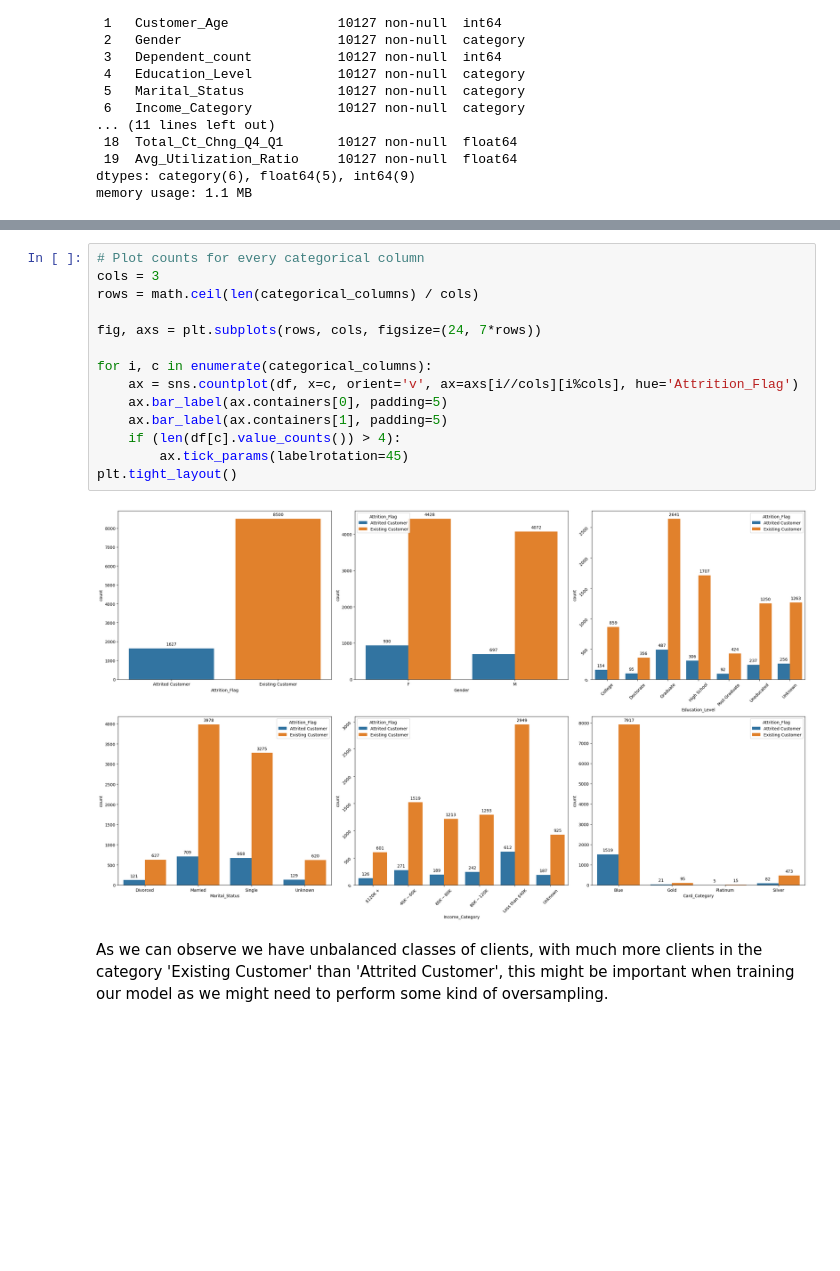
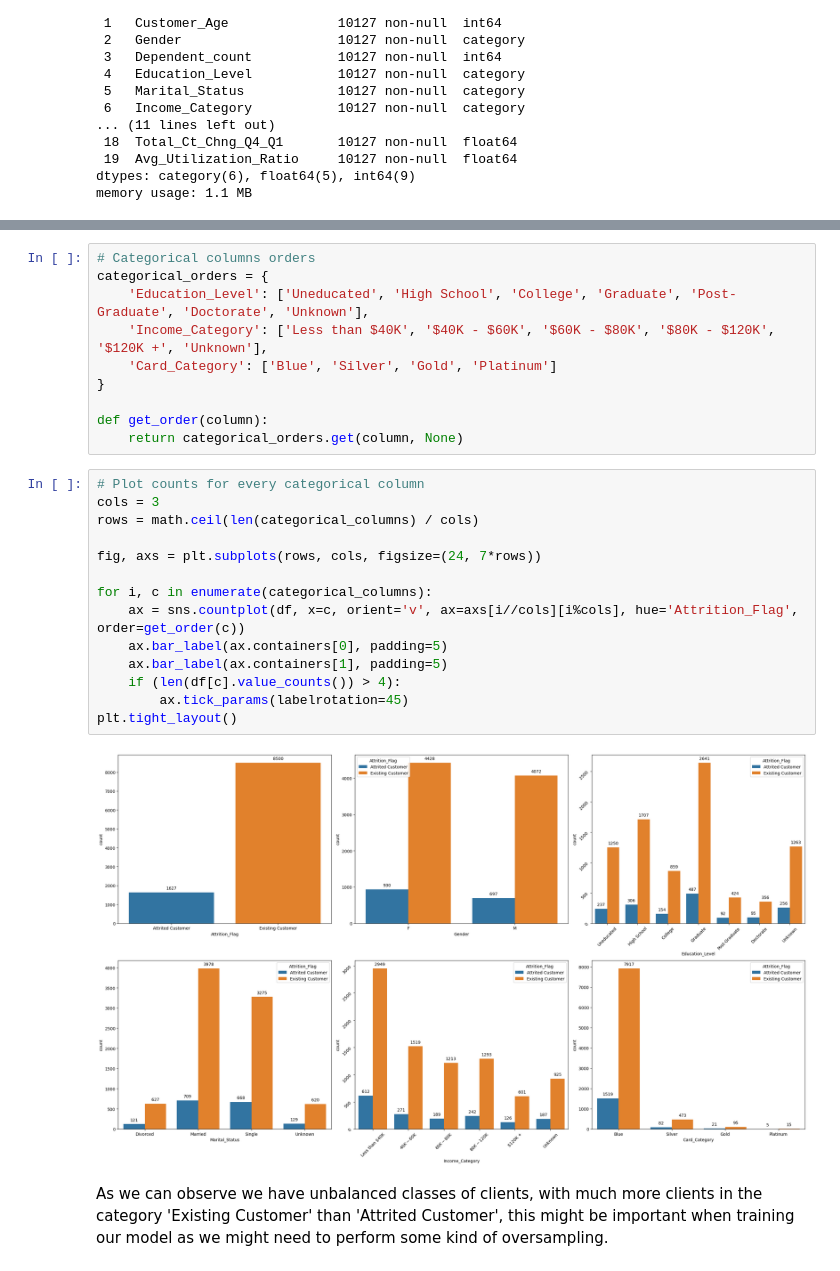
Before and after one commit to Drieger/ml-churn-classification, a Jupyter notebook: notebooks/analysis.ipynb, the cells around one changed output, grey strips where cells are left out. Saved outputs shown, nothing was run; the diff lists cells and outputs as text; blank space fills up the shorter version.

Commit message:
improve categorical plots

```diff
--- a/notebooks/analysis.ipynb
+++ b/notebooks/analysis.ipynb
@@ -241,19 +252,29 @@ df[numeric_columns].describe()
+# %%
+# Categorical columns orders
+categorical_orders = {
+	'Education_Level': ['Uneducated', 'High School', 'College', 'Graduate', 'Post-Graduate', 'Doctorate', 'Unknown'],
+	'Income_Category': ['Less than $40K', '$40K - $60K', '$60K - $80K', '$80K - $120K',  '$120K +', 'Unknown'],
+	'Card_Category': ['Blue', 'Silver', 'Gold', 'Platinum']
+}
+
+def get_order(column):
+	return categorical_orders.get(column, None)
 # %%
 # Plot counts for every categorical column
 cols = 3
 rows = math.ceil(len(categorical_columns) / cols)
 
 fig, axs = plt.subplots(rows, cols, figsize=(24, 7*rows))
 
 for i, c in enumerate(categorical_columns):
-    ax = sns.countplot(df, x=c, orient='v', ax=axs[i//cols][i%cols], hue='Attrition_Flag')
+    ax = sns.countplot(df, x=c, orient='v', ax=axs[i//cols][i%cols], hue='Attrition_Flag', order=get_order(c))
     ax.bar_label(ax.containers[0], padding=5)
     ax.bar_label(ax.containers[1], padding=5)
     if (len(df[c].value_counts()) > 4):
         ax.tick_params(labelrotation=45)
 plt.tight_layout()
 # %% [output]
-[figure, old version]
+[figure, new version]
 # %% [markdown]
 As we can observe we have unbalanced classes of clients, with much more clients in the category 'Existing Customer' than 'Attrited Customer', this might be important when training our model as we might need to perform some kind of oversampling.
 # %%
```
Also changed, not shown: parts of 1 cell of this notebook.
